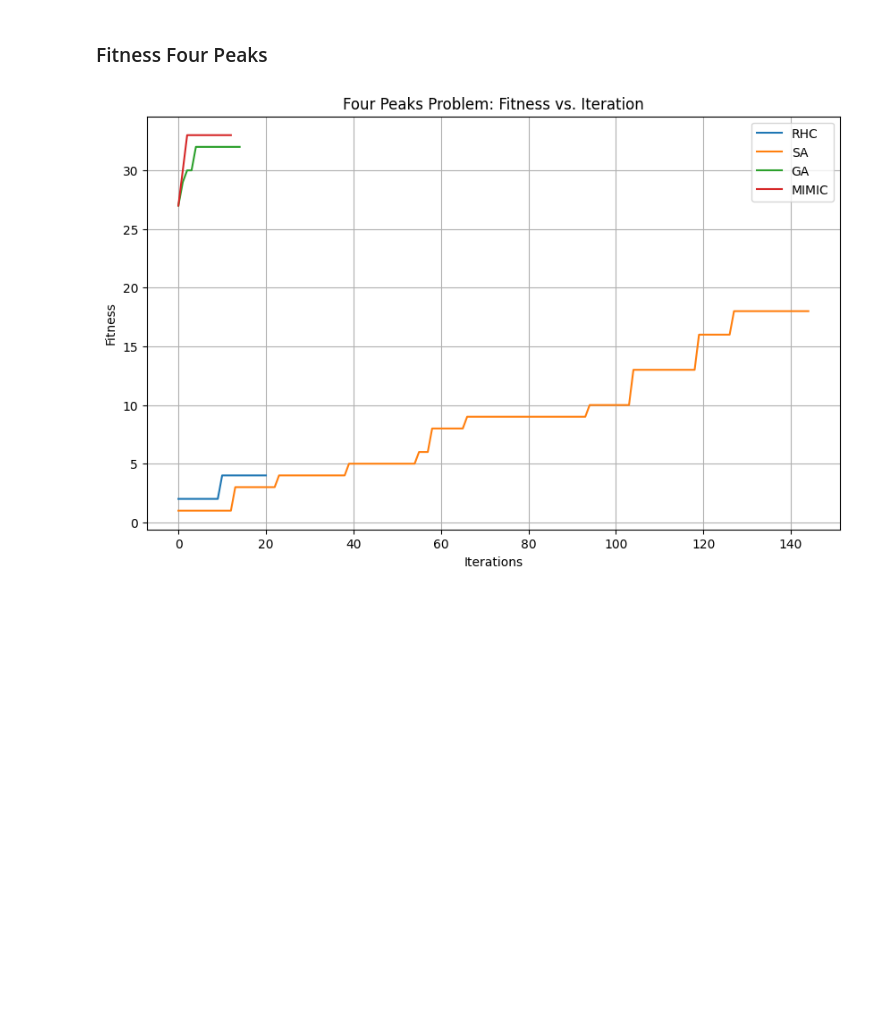
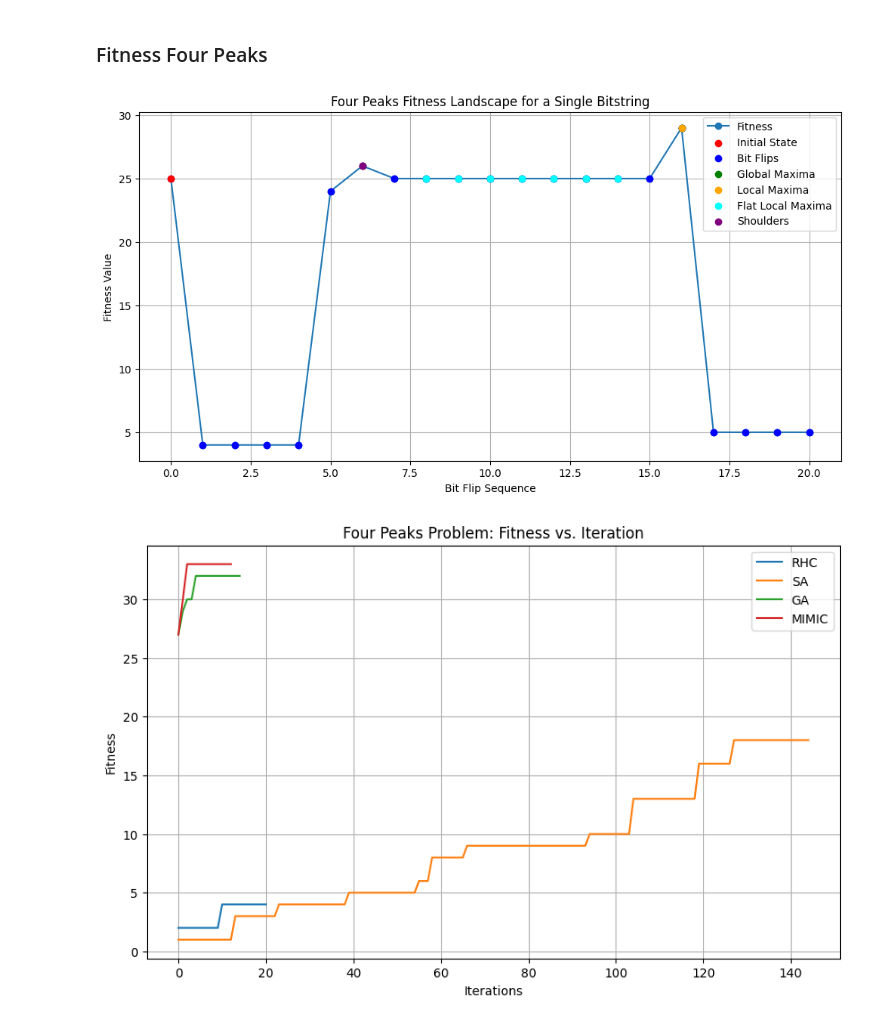
Before and after one commit to ManaviShukla/random_optimizer, a Jupyter notebook: RA_algos.ipynb, the cells around one changed output. Cells and saved outputs as stored; diff of their text form; code cells hidden in the pictures; blank space fills up the shorter version.

```diff
--- a/RA_algos.ipynb
+++ b/RA_algos.ipynb
@@ -115,3 +116,65 @@ problem_four_peaks = mlrose.DiscreteOpt(length=20, fitness_fn=fitness_four_peaks
+# %%
+# Select a specific bitstring length
+length = 20
+
+# Generate an initial bitstring
+# initial_bitstring = np.random.randint(2, size=length)
+# initial_bitstring = np.array([1, 1, 1, 1, 1, 0, 0, 0, 0, 1, 1, 1, 1, 1, 1, 0, 0, 0, 0, 0])
+# initial_bitstring = np.array([1, 1, 1, 1, 1, 0, 0, 0, 1, 1, 1, 1, 0, 0, 0, 0, 0, 0, 0, 1])
+initial_bitstring = np.array([1, 1, 1, 1, 1, 0, 0, 1, 1, 1, 1, 0, 0, 0, 0, 1, 0, 0, 0, 0])
+
+
+# Function to evaluate fitness of bitstring variations
+def evaluate_bit_flips(bitstring, fitness_fn):
+    fitness_values = []
+    bitstrings = [bitstring.copy()]
+
+    for i in range(len(bitstring)):
+        new_bitstring = bitstring.copy()
+        new_bitstring[i] = 1 - new_bitstring[i]  # Flip the bit
+        bitstrings.append(new_bitstring)
+
+    for bs in bitstrings:
+        fitness_values.append(fitness_fn.evaluate(bs))
+
+    return bitstrings, fitness_values
+
+# Evaluate the bit flips for the initial bitstring
+bitstrings, fitness_values = evaluate_bit_flips(initial_bitstring, fitness_four_peaks)
+
+# Plot the fitness landscape
+plt.figure(figsize=(12, 6))
+plt.plot(fitness_values, marker='o', label='Fitness')
+plt.title('Four Peaks Fitness Landscape for a Single Bitstring')
+plt.xlabel('Bit Flip Sequence')
+plt.ylabel('Fitness Value')
+plt.grid(True)
+
+# Highlight the initial state
+plt.scatter([0], [fitness_values[0]], color='red', zorder=5, label='Initial State')
+
+# Highlight the states after each bit flip
+plt.scatter(range(1, len(fitness_values)), fitness_values[1:], color='blue', zorder=5, label='Bit Flips')
+
+# Mark local maxima, global maxima, flat local maxima, and shoulders
+max_fitness = max(fitness_values)
+global_maxima_indices = [i for i, x in enumerate(fitness_values) if x == max_fitness]
+local_maxima_indices = (np.diff(np.sign(np.diff(fitness_values))) < 0).nonzero()[0] + 1
+
+plt.scatter(global_maxima_indices, [max_fitness]*len(global_maxima_indices), color='green', zorder=5, label='Global Maxima')
+plt.scatter(local_maxima_indices, np.array(fitness_values)[local_maxima_indices], color='orange', zorder=5, label='Local Maxima')
+
+# Identify flat local maxima and shoulders
+flat_local_maxima_indices = [i for i, x in enumerate(fitness_values) if x > max_fitness * 0.7 and np.all(np.array(fitness_values[max(0, i-1):min(len(fitness_values), i+2)]) == x)]
+shoulder_indices = [i for i in range(1, len(fitness_values)-1) if fitness_values[i] > fitness_values[i-1] and fitness_values[i] > fitness_values[i+1] and fitness_values[i] < max_fitness]
+
+plt.scatter(flat_local_maxima_indices, np.array(fitness_values)[flat_local_maxima_indices], color='cyan', zorder=5, label='Flat Local Maxima')
+plt.scatter(shoulder_indices, np.array(fitness_values)[shoulder_indices], color='purple', zorder=5, label='Shoulders')
+
+plt.legend()
+plt.show()
+# %% [output]
+[figure, added]
 # %%
 results_four_peaks = solve_problem(problem_four_peaks)
 # %%
```
Also changed, not shown: parts of 4 cells of this notebook.
